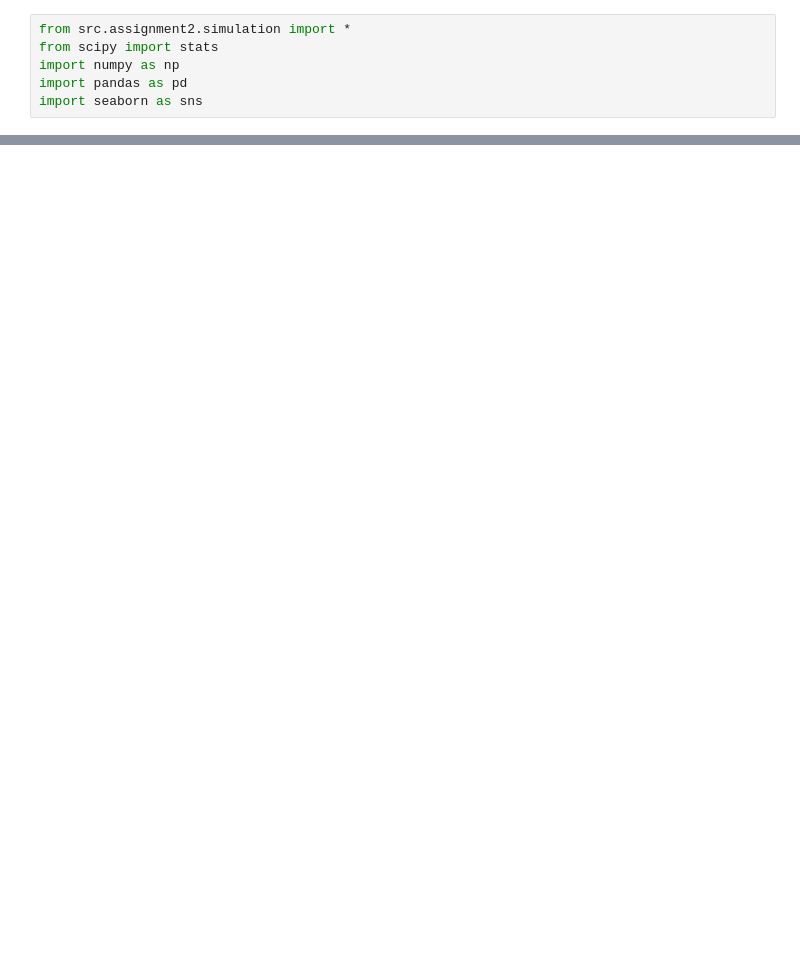
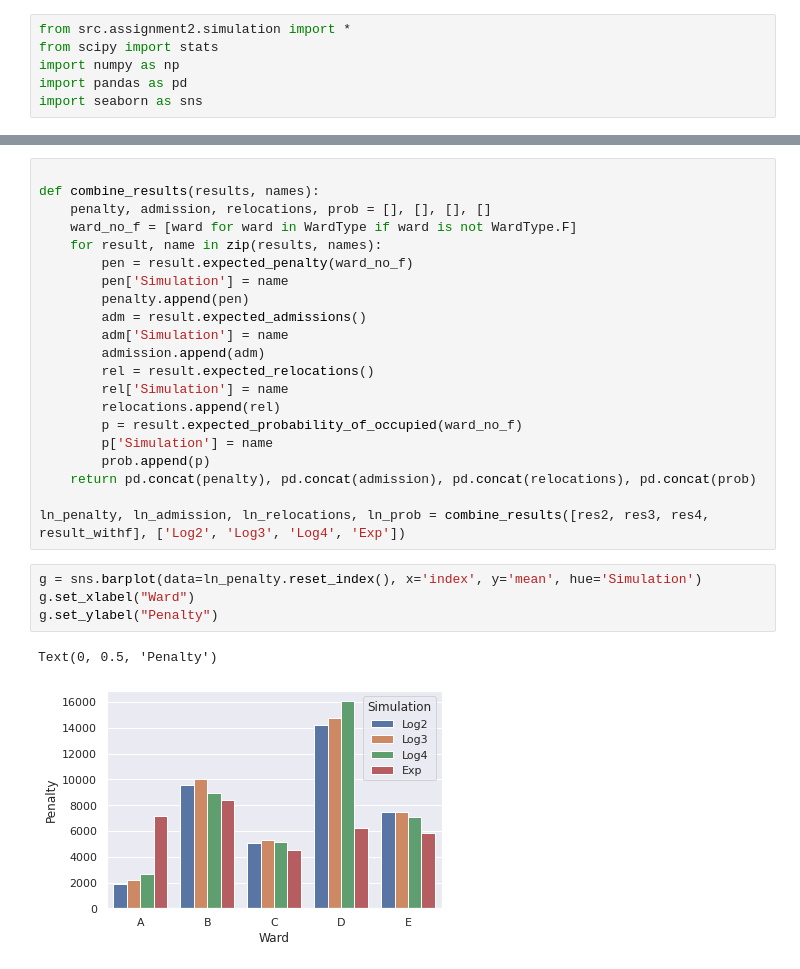
Before and after one commit to s184012/StochSim, a Jupyter notebook: Assignment2_Simon.ipynb, the cells around one changed output, grey strips where cells are left out. Drawn from its saved outputs; the diff is of its cells as text; blank space fills up the shorter version.

```diff
--- a/Assignment2_Simon.ipynb
+++ b/Assignment2_Simon.ipynb
@@ -87,0 +108,28 @@ hsim.stay_dist = mean_lognorm_sd2
+# %%
+
+def combine_results(results, names):
+    penalty, admission, relocations, prob = [], [], [], []
+    ward_no_f = [ward for ward in WardType if ward is not WardType.F]
+    for result, name in zip(results, names):
+        pen = result.expected_penalty(ward_no_f)
+        pen['Simulation'] = name
+        penalty.append(pen)
+        adm = result.expected_admissions()
+        adm['Simulation'] = name
+        admission.append(adm)
+        rel = result.expected_relocations()
+        rel['Simulation'] = name
+        relocations.append(rel)
+        p = result.expected_probability_of_occupied(ward_no_f)
+        p['Simulation'] = name
+        prob.append(p)
+    return pd.concat(penalty), pd.concat(admission), pd.concat(relocations), pd.concat(prob)
+
+ln_penalty, ln_admission, ln_relocations, ln_prob = combine_results([res2, res3, res4, result_withf], ['Log2', 'Log3', 'Log4', 'Exp'])
+# %%
+g = sns.barplot(data=ln_penalty.reset_index(), x='index', y='mean', hue='Simulation')
+g.set_xlabel("Ward")
+g.set_ylabel("Penalty")
+# %% [output]
+Text(0, 0.5, 'Penalty')
+[figure, added]
```
Also changed, not shown: parts of 18 cells of this notebook, 13 other files.
